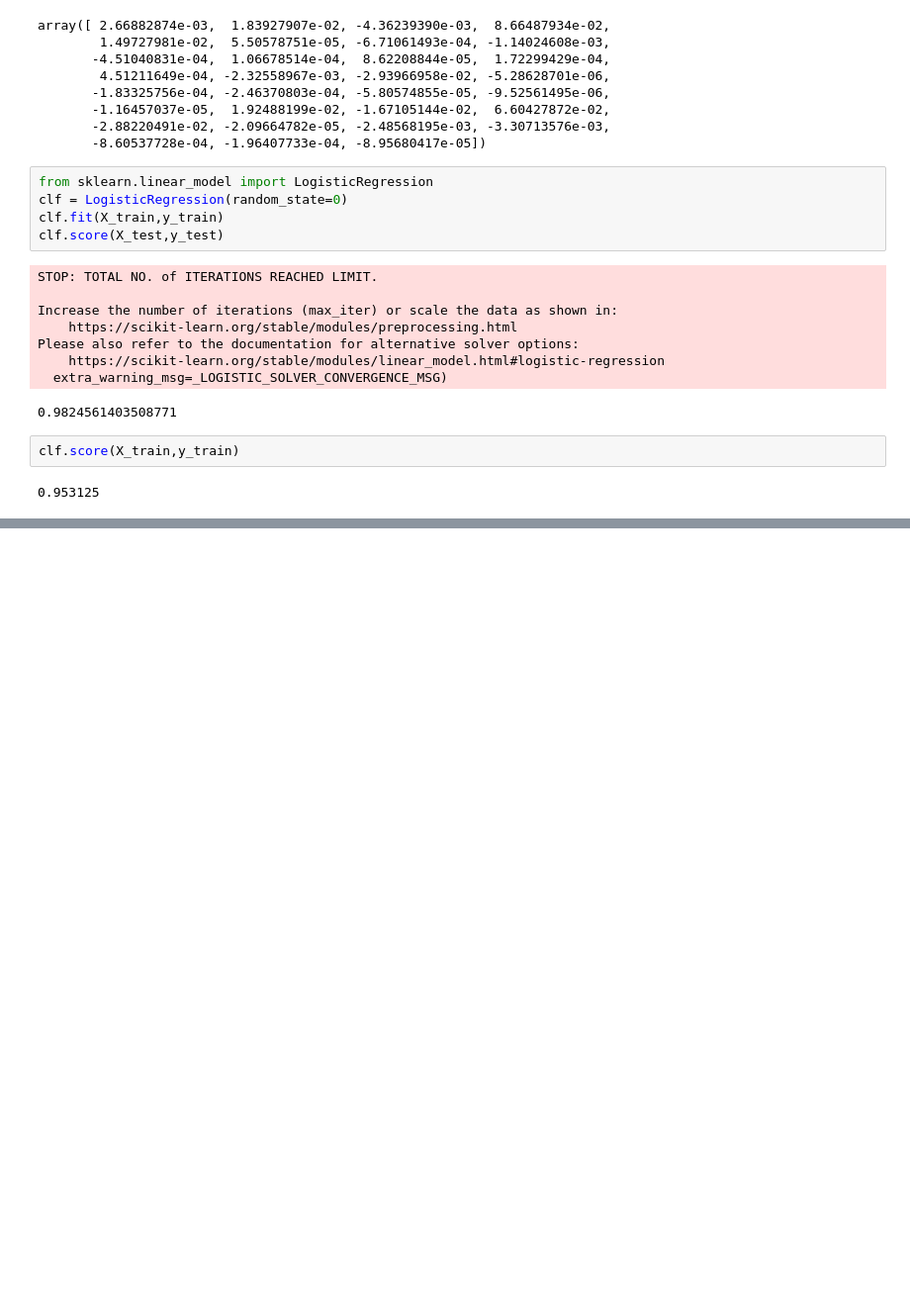
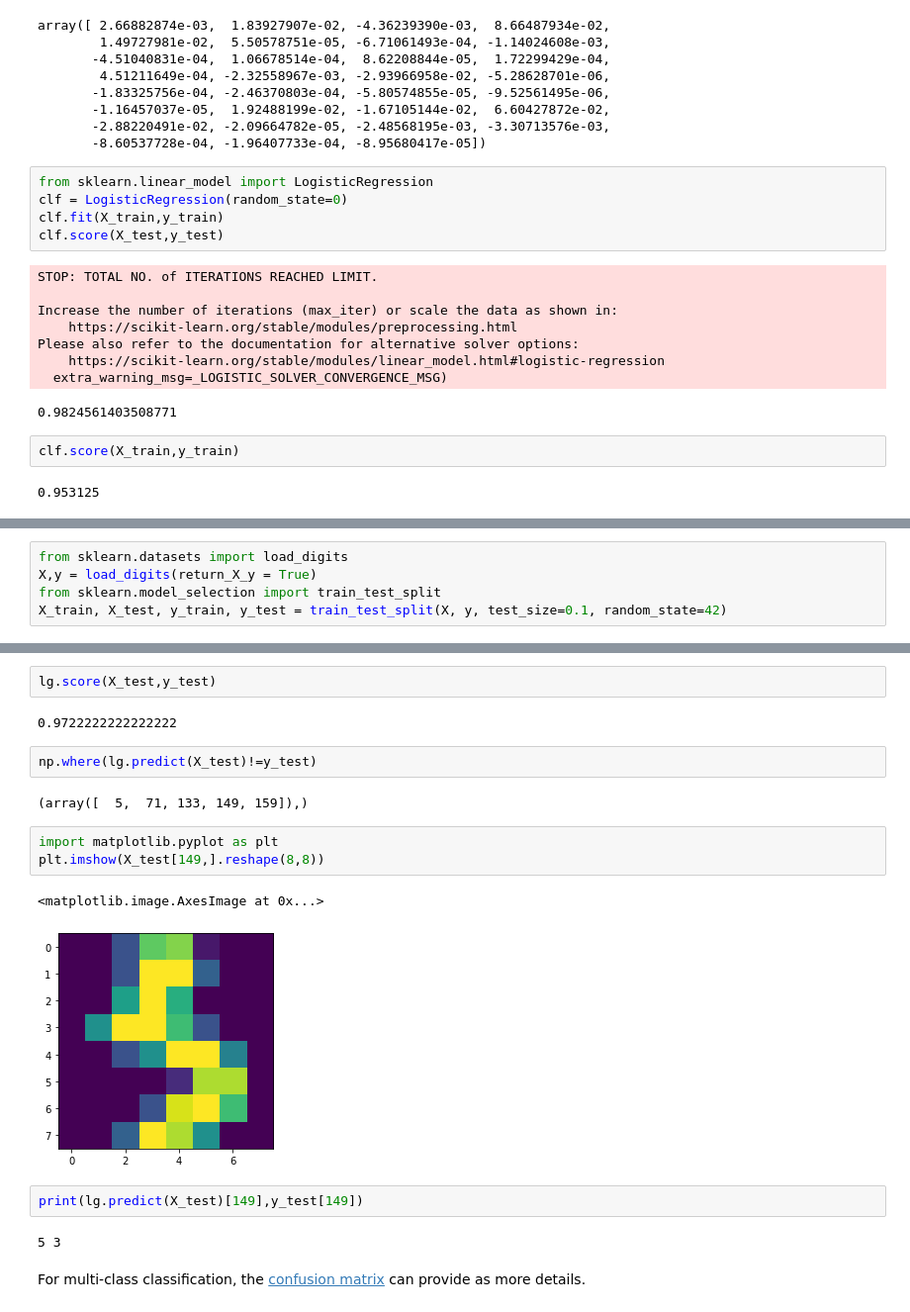
Before and after one commit to cliffzhou92/UCI_MATH_10, a Jupyter notebook: lecture/lec_11/Lecture 11.ipynb, the cells around one changed output, grey strips where cells are left out. Shown: that part at 99% size. Drawn from its saved outputs; the diff is of its cells as text; blank space fills up the shorter version.

```diff
--- a/lecture/lec_11/Lecture 11.ipynb
+++ b/lecture/lec_11/Lecture 11.ipynb
@@ -215,0 +376,5 @@ It's very normal that our result is different with sklearn. In sklearn [logistic
+# %%
+from sklearn.datasets import load_digits
+X,y = load_digits(return_X_y = True)
+from sklearn.model_selection import train_test_split
+X_train, X_test, y_train, y_test = train_test_split(X, y, test_size=0.1, random_state=42)
@@ -215,0 +402,20 @@ It's very normal that our result is different with sklearn. In sklearn [logistic
+# %%
+lg.score(X_test,y_test)
+# %% [output]
+0.9722222222222222
+# %%
+np.where(lg.predict(X_test)!=y_test)
+# %% [output]
+(array([  5,  71, 133, 149, 159]),)
+# %%
+import matplotlib.pyplot as plt
+plt.imshow(X_test[149,].reshape(8,8))
+# %% [output]
+<matplotlib.image.AxesImage at 0x...>
+[figure, added]
+# %%
+print(lg.predict(X_test)[149],y_test[149])
+# %% [output]
+5 3
+# %% [markdown]
+For multi-class classification, the [confusion matrix](https://scikit-learn.org/stable/modules/generated/sklearn.metrics.confusion_matrix.html) can provide as more details.
```
Also changed, not shown: parts of 30 cells of this notebook, 2 other files.
